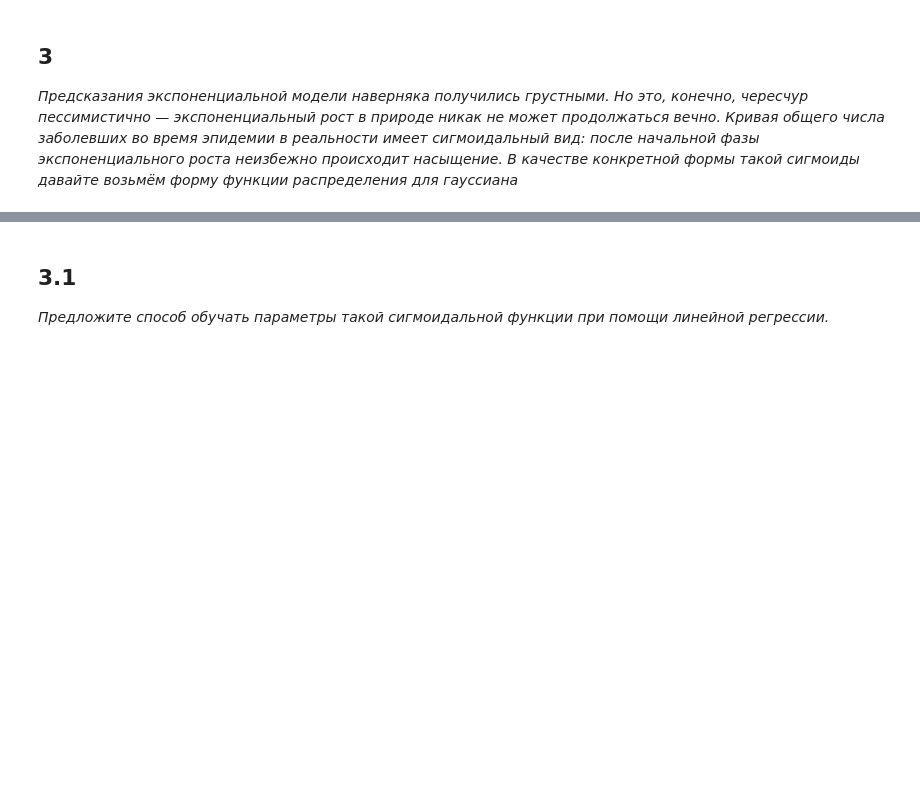
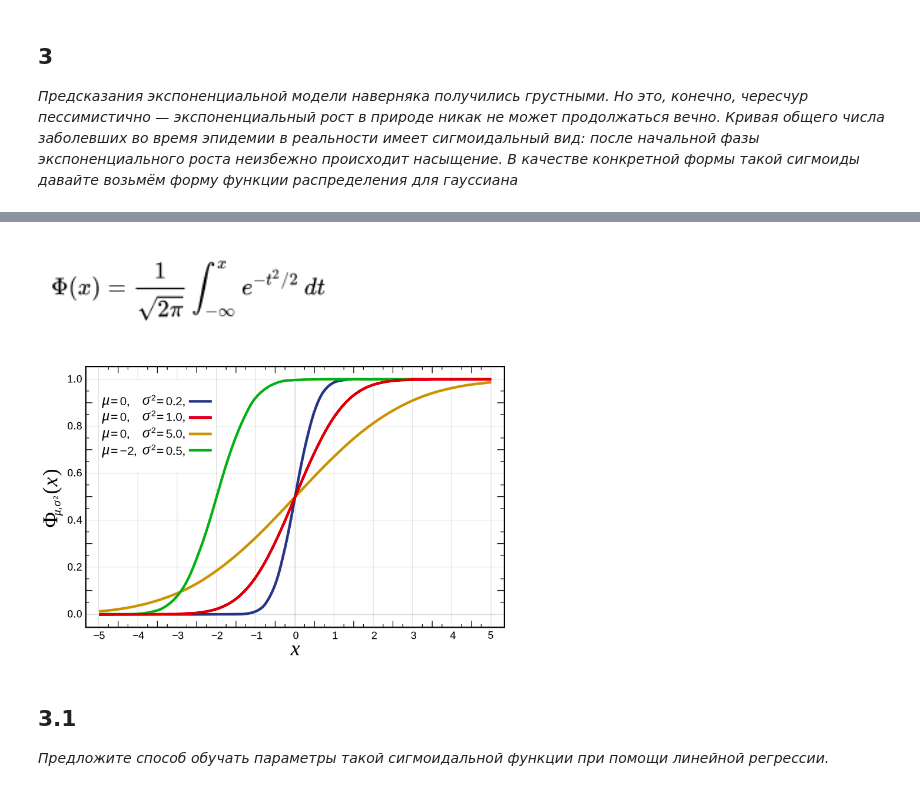
Before and after one commit to nickdndev/advanced_machine_learning_made, a Jupyter notebook: task_1/bayes_task_linear_regression.ipynb, the cells around one changed output, grey strips where cells are left out. Cells and saved outputs as stored; diff of their text form; code cells hidden in the pictures; blank space fills up the shorter version.

```diff
--- a/task_1/bayes_task_linear_regression.ipynb
+++ b/task_1/bayes_task_linear_regression.ipynb
@@ -374,3 +376,9 @@ _Предсказания экспоненциальной модели наве
+# %%
+display(Image(filename='images/image_1.png', embed=True))
+display(Image(filename='images/image_2.png', embed=True))
+# %% [output]
+[figure, added]
+[figure, added]
 # %% [markdown]
 ## 3.1
 _Предложите способ обучать параметры такой сигмоидальной функции при помощи линейной регрессии._
```
Also changed, not shown: parts of 7 cells of this notebook.
